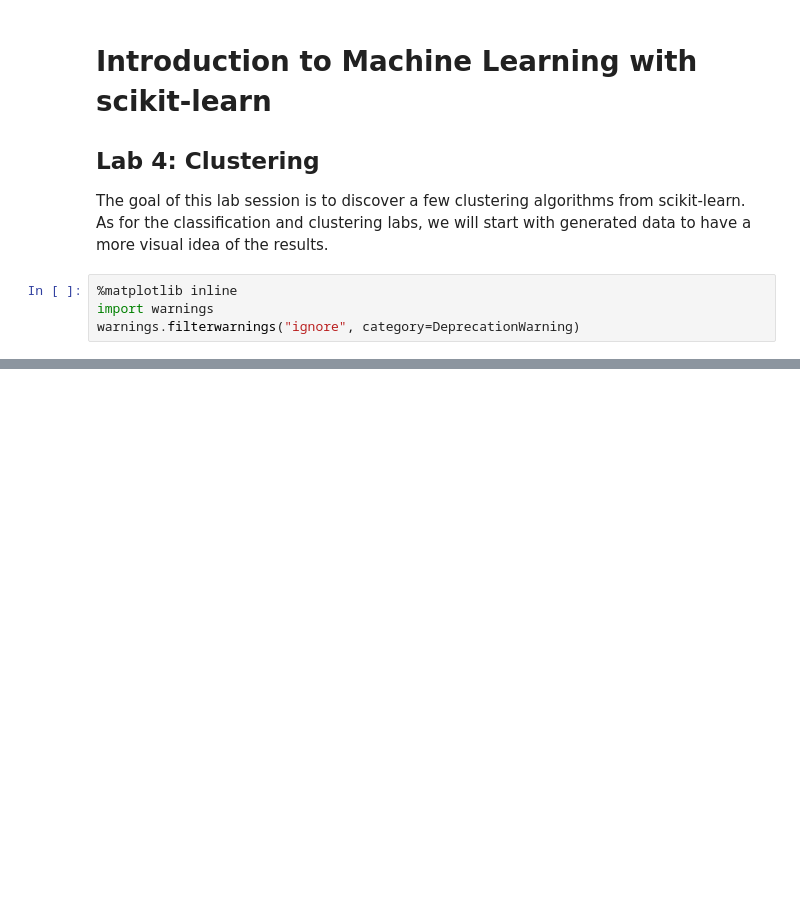
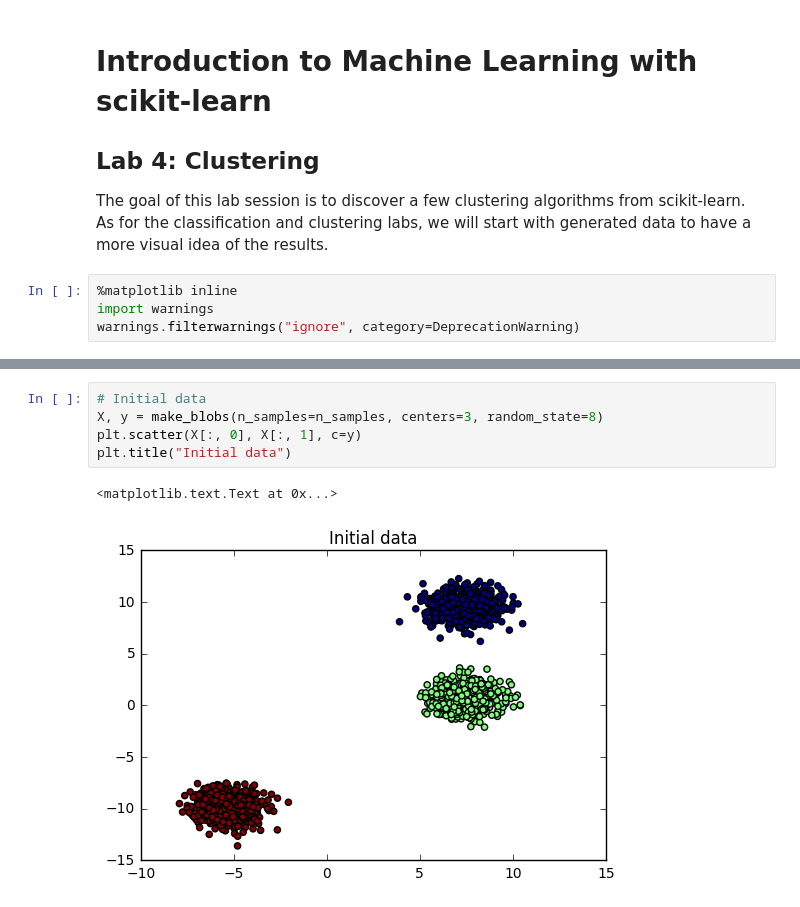
Before and after one commit to azubiolo/lectures, a Jupyter notebook: intro_ml/lab_4/clustering_lab.ipynb, the cells around one changed output, grey strips where cells are left out. Cells and saved outputs as stored; diff of their text form; blank space fills up the shorter version.

```diff
--- a/intro_ml/lab_4/clustering_lab.ipynb
+++ b/intro_ml/lab_4/clustering_lab.ipynb
@@ -73,0 +33,8 @@ plt.show()
+# %%
+# Initial data
+X, y = make_blobs(n_samples=n_samples, centers=3, random_state=8)
+plt.scatter(X[:, 0], X[:, 1], c=y)
+plt.title("Initial data")
+# %% [output]
+<matplotlib.text.Text at 0x...>
+[figure, added]
```
Also changed, not shown: parts of 8 cells of this notebook.
